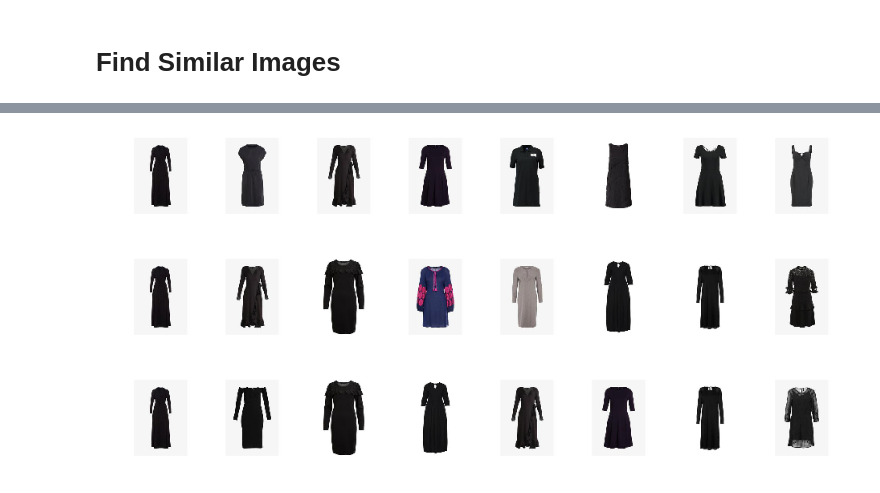
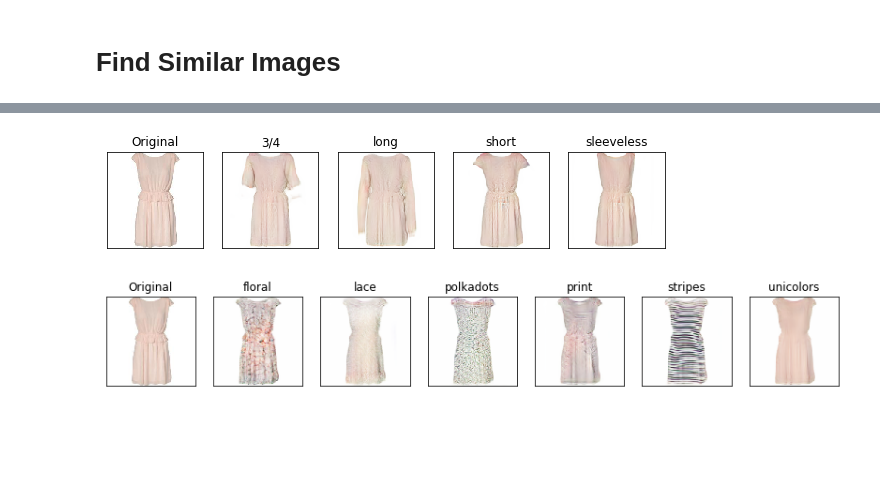
Before and after one commit to sonynka/fashion_gan, a Jupyter notebook: GANsearch_pipeline.ipynb, the cells around one changed output, grey strips where cells are left out. Cells and saved outputs as stored; diff of their text form; code cells hidden in the pictures; blank space fills up the shorter version.

```diff
--- a/GANsearch_pipeline.ipynb
+++ b/GANsearch_pipeline.ipynb
@@ -80,13 +74,11 @@ fake_imgs = plot_all_attr_values(test_img, 'sleeve_length')
-# %%
-plot_similar_imgs(resnet_search.get_similar_images(test_img))
-# %% [output]
-[figure, removed]
-# %%
-plot_similar_imgs(akiwi114_search.get_similar_images(test_img))
-# %% [output]
-[figure, removed]
-# %%
-plot_similar_imgs(akiwi64_search.get_similar_images(test_img))
-# %% [output]
-[figure, removed]
+# %%
+fake_sleeves = get_stargan_imgs_for_attr(test_img, 'sleeve_length')
+plot_img_row([test_img] + fake_sleeves, img_labels=['Original'] + StarGAN.LABELS['sleeve_length'])
+# %% [output]
+[figure, added]
+# %%
+fake_pattern = get_stargan_imgs_for_attr(test_img, 'pattern')
+plot_img_row([test_img] + fake_pattern, img_labels=['Original'] + StarGAN.LABELS['pattern'])
+# %% [output]
+[figure, added]
 # %%
```
Also changed, not shown: parts of 21 cells of this notebook, 6 other files.
